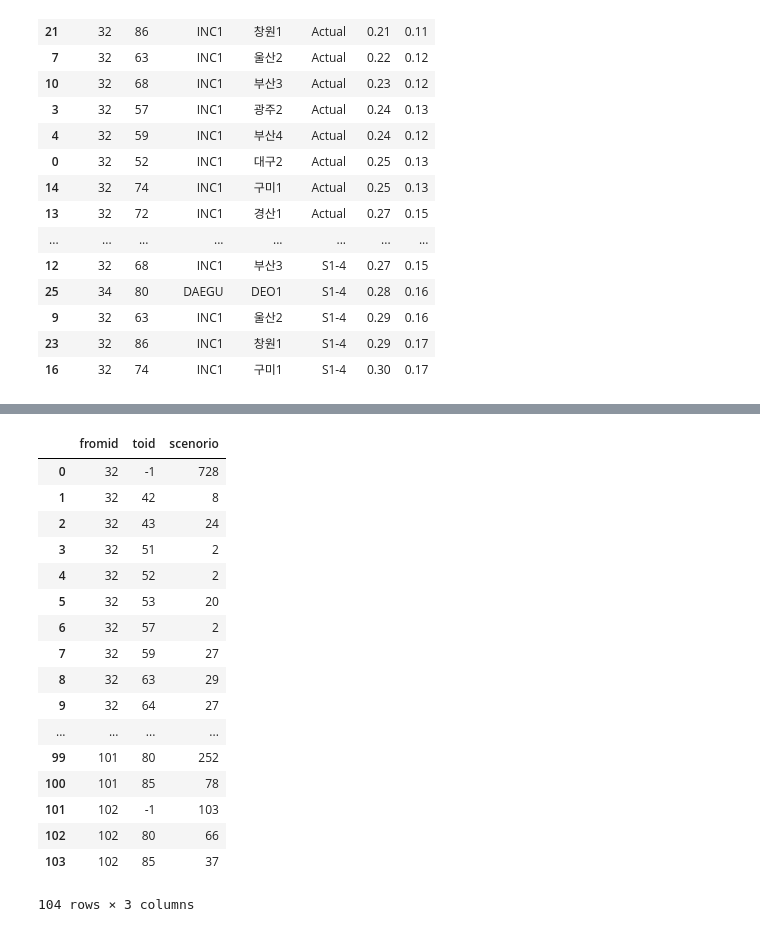
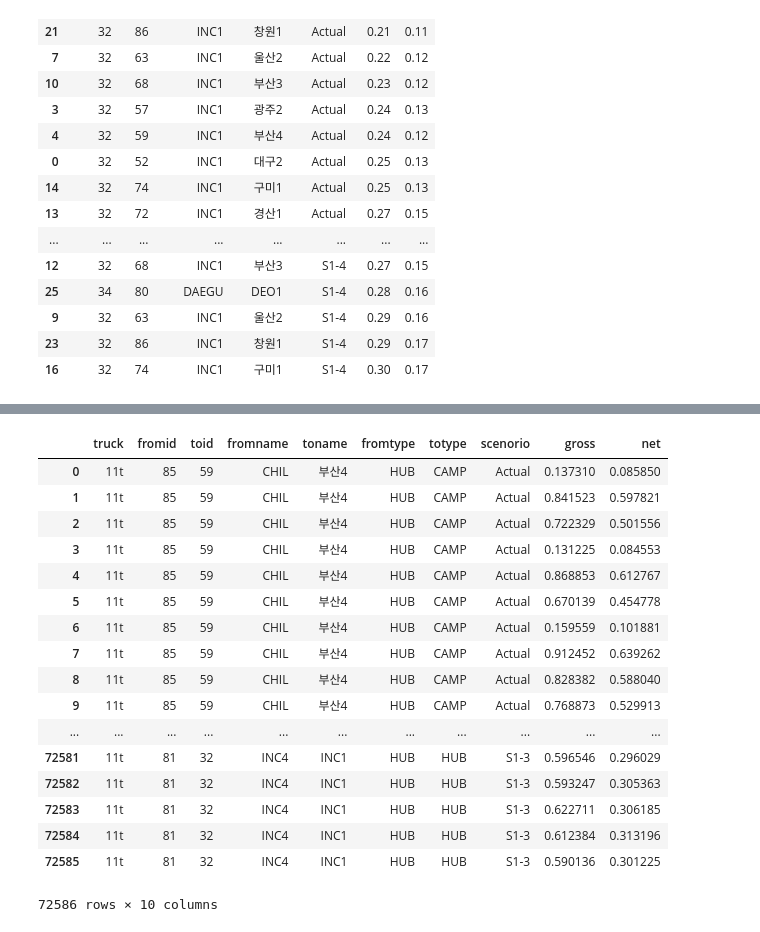
Before and after one commit to HarperKoo/django_angular, a Jupyter notebook: monitor/pandas_json.ipynb, the cells around one changed output, grey strips where cells are left out. Drawn from its saved outputs; the diff is of its cells as text; code cells hidden in the pictures.

```diff
--- a/monitor/pandas_json.ipynb
+++ b/monitor/pandas_json.ipynb
@@ -195,0 +198,7 @@ out2
+# %%
+import pandas as pd
+import json
+import numpy as np
+
+df = pd.read_csv('../boxplot_1_1.csv')
+df2 = pd.read_csv('../idmapping.csv')
@@ -196,23 +226,28 @@ out2
+# %%
+out1 = df.merge(df2,left_on='fromid',right_on='id').rename(index=str, columns={"name": "fromname","type":"fromtype"})
+out2 = out1.merge(df2,left_on='toid',right_on='id').rename(index=str, columns={"name": "toname","type":"totype"})
+out2 = out2[['truck','fromid','toid','fromname','toname','fromtype','totype','scenorio','gross','net']]
+out2
+# %% [output]
+|  | truck | fromid | toid | fromname | toname | fromtype | totype | scenorio | gross | net |
+| 0 | 11t | 85 | 59 | CHIL | 부산4 | HUB | CAMP | Actual | 0.137310 | 0.085850 |
+| 1 | 11t | 85 | 59 | CHIL | 부산4 | HUB | CAMP | Actual | 0.841523 | 0.597821 |
+| 2 | 11t | 85 | 59 | CHIL | 부산4 | HUB | CAMP | Actual | 0.722329 | 0.501556 |
+| 3 | 11t | 85 | 59 | CHIL | 부산4 | HUB | CAMP | Actual | 0.131225 | 0.084553 |
+| 4 | 11t | 85 | 59 | CHIL | 부산4 | HUB | CAMP | Actual | 0.868853 | 0.612767 |
+| 5 | 11t | 85 | 59 | CHIL | 부산4 | HUB | CAMP | Actual | 0.670139 | 0.454778 |
+| 6 | 11t | 85 | 59 | CHIL | 부산4 | HUB | CAMP | Actual | 0.159559 | 0.101881 |
+| 7 | 11t | 85 | 59 | CHIL | 부산4 | HUB | CAMP | Actual | 0.912452 | 0.639262 |
+| 8 | 11t | 85 | 59 | CHIL | 부산4 | HUB | CAMP | Actual | 0.828382 | 0.588040 |
+| 9 | 11t | 85 | 59 | CHIL | 부산4 | HUB | CAMP | Actual | 0.768873 | 0.529913 |
+| ... | ... | ... | ... | ... | ... | ... | ... | ... | ... | ... |
+| 72581 | 11t | 81 | 32 | INC4 | INC1 | HUB | HUB | S1-3 | 0.596546 | 0.296029 |
+| 72582 | 11t | 81 | 32 | INC4 | INC1 | HUB | HUB | S1-3 | 0.593247 | 0.305363 |
+| 72583 | 11t | 81 | 32 | INC4 | INC1 | HUB | HUB | S1-3 | 0.622711 | 0.306185 |
+| 72584 | 11t | 81 | 32 | INC4 | INC1 | HUB | HUB | S1-3 | 0.612384 | 0.313196 |
+| 72585 | 11t | 81 | 32 | INC4 | INC1 | HUB | HUB | S1-3 | 0.590136 | 0.301225 |
+72586 rows × 10 columns
 # %%
-dfs11 = df.loc[df['scenorio'] == 'S1-1']
-dfs11.groupby(['fromid','toid']).agg({'scenorio':'count'}).reset_index()
+dfs11 = out2.loc[out2['scenorio'] == 'S1-1']
+dfs11 = dfs11.groupby(['fromid','toid','fromtype','totype','fromname','toname']).agg({'scenorio':'count'}).reset_index()
-# %% [output]
-|  | fromid | toid | scenorio |
-| 0 | 32 | -1 | 728 |
-| 1 | 32 | 42 | 8 |
-| 2 | 32 | 43 | 24 |
-| 3 | 32 | 51 | 2 |
-| 4 | 32 | 52 | 2 |
-| 5 | 32 | 53 | 20 |
-| 6 | 32 | 57 | 2 |
-| 7 | 32 | 59 | 27 |
-| 8 | 32 | 63 | 29 |
-| 9 | 32 | 64 | 27 |
-| ... | ... | ... | ... |
-| 99 | 101 | 80 | 252 |
-| 100 | 101 | 85 | 78 |
-| 101 | 102 | -1 | 103 |
-| 102 | 102 | 80 | 66 |
-| 103 | 102 | 85 | 37 |
-104 rows × 3 columns
 # %%
```
Also changed, not shown: parts of 16 cells of this notebook, 6 other files.
